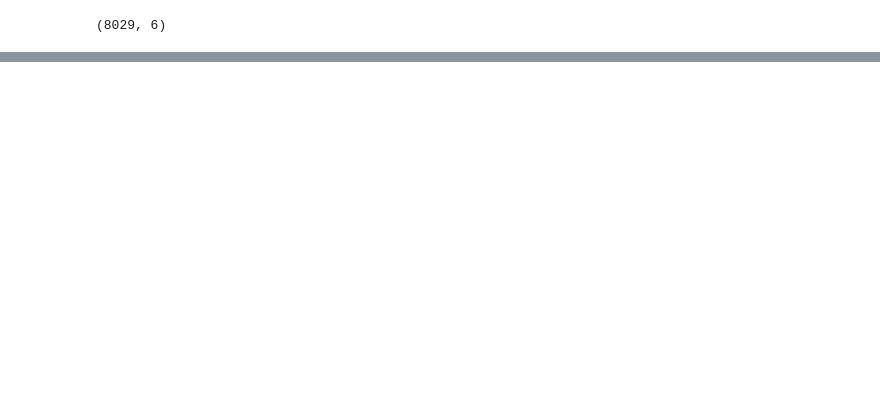
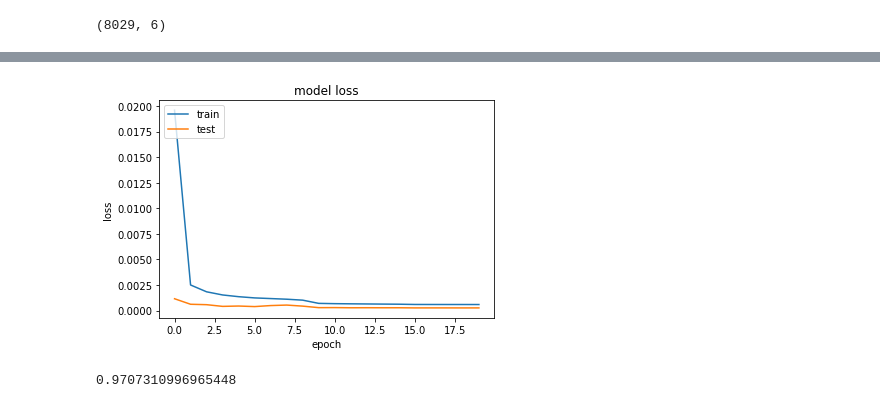
Before and after one commit to raymondng76/PRS-ISSM-2019-09-09-IS1FT-CA3, a Jupyter notebook: code/CA3.ipynb, the cells around one changed output, grey strips where cells are left out. Drawn from its saved outputs; the diff is of its cells as text; code cells hidden in the pictures; blank space fills up the shorter version.

```diff
--- a/code/CA3.ipynb
+++ b/code/CA3.ipynb
@@ -238,0 +276,17 @@ Epoch 42/42
+# %%
+# summarize history for loss
+plt.plot(history.history['loss'])
+plt.plot(history.history['val_loss'])
+plt.title('model loss')
+plt.ylabel('loss')
+plt.xlabel('epoch')
+plt.legend(['train', 'test'], loc='upper left')
+plt.show()
+# %% [output]
+[figure, added]
+# %%
+threshold = 6
+dist = np.linalg.norm(test_accel - test_predict, axis=1)
+print(acc)
+# %% [output]
+0.9707310996965448
```
Also changed, not shown: parts of 16 cells of this notebook.
